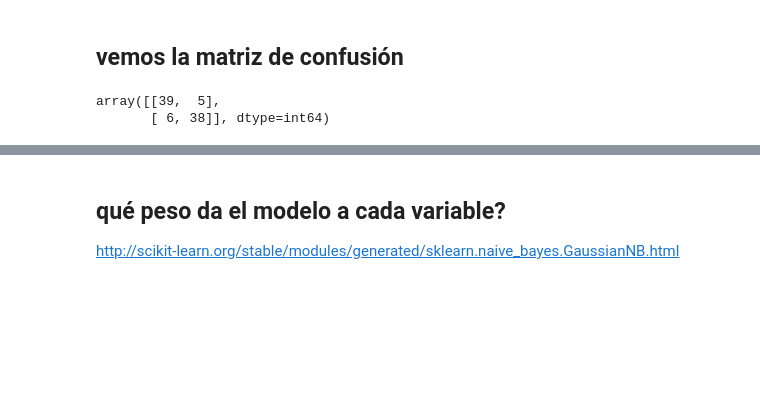
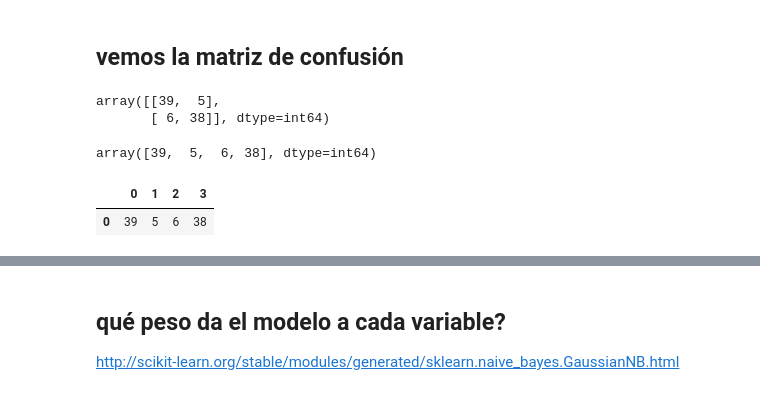
Before and after one commit to datalabusal2018/MachineLearningTest, a Jupyter notebook: juanpe_exploracion_pandas_datalab.ipynb, the cells around one changed output, grey strips where cells are left out. Cells and saved outputs as stored; diff of their text form; code cells hidden in the pictures; blank space fills up the shorter version.

```diff
--- a/juanpe_exploracion_pandas_datalab.ipynb
+++ b/juanpe_exploracion_pandas_datalab.ipynb
@@ -214,3 +155,12 @@ cnf_matrix
 # %% [output]
 array([[39,  5],
        [ 6, 38]], dtype=int64)
+# %%
+np.concatenate(cnf_matrix)
+# %% [output]
+array([39,  5,  6, 38], dtype=int64)
+# %%
+pd.DataFrame(np.concatenate(cnf_matrix)).T  #TN FP FN TP
+# %% [output]
+|  | 0 | 1 | 2 | 3 |
+| 0 | 39 | 5 | 6 | 38 |
```
Also changed, not shown: parts of 30 cells of this notebook.
